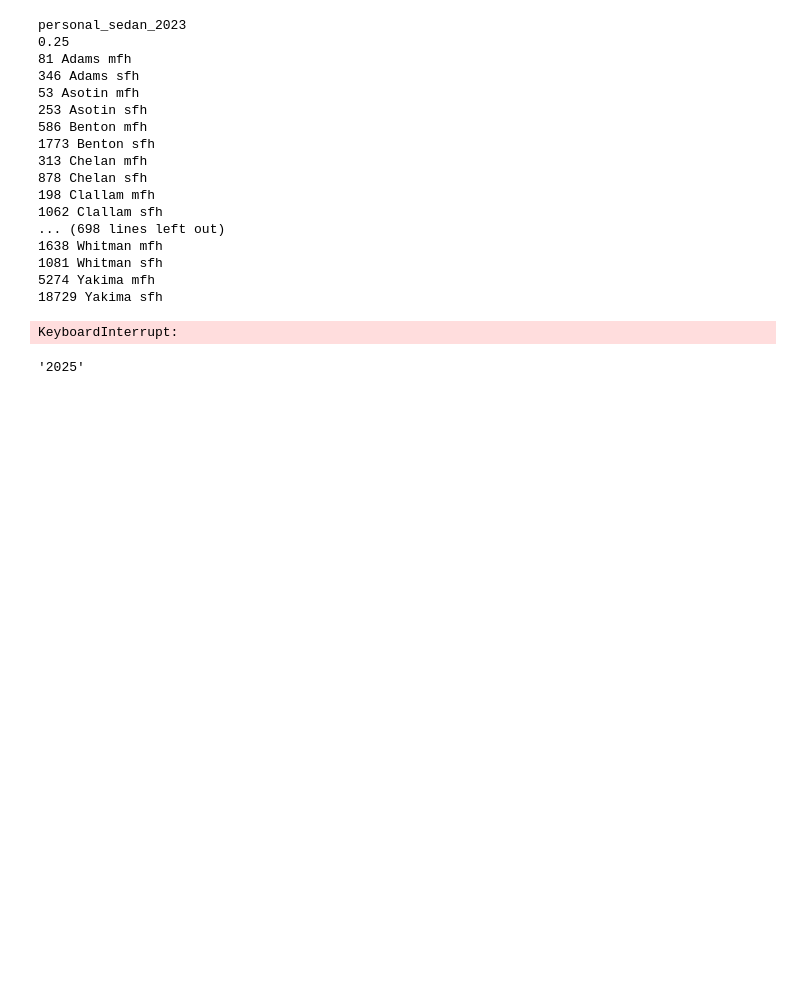
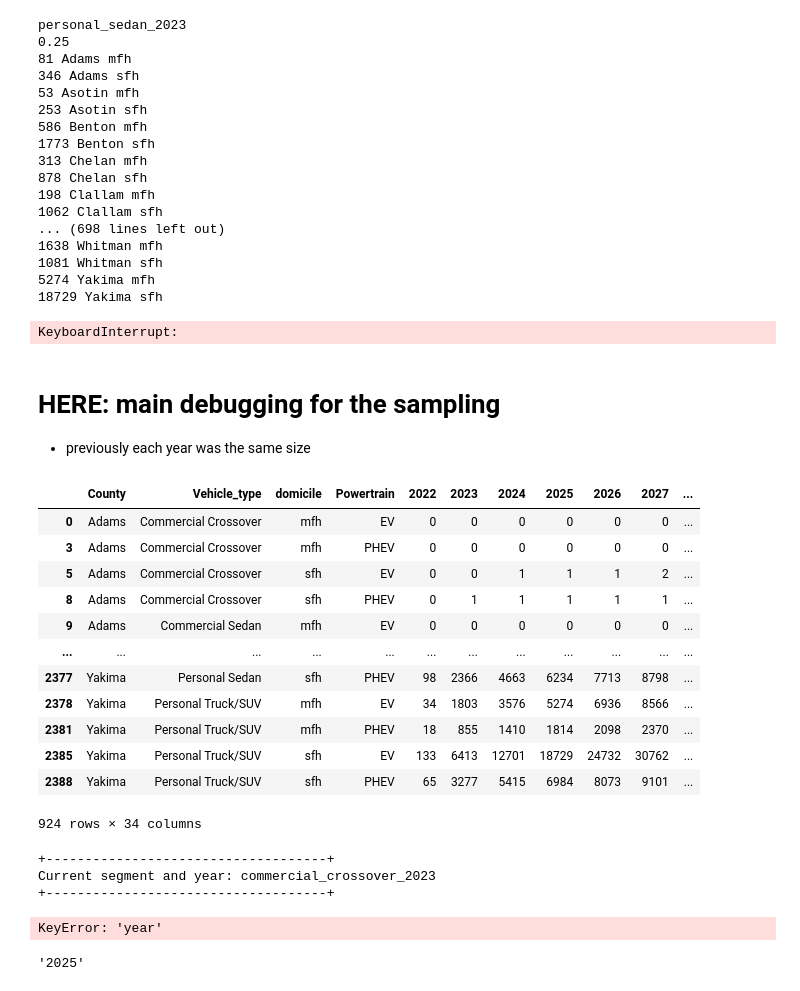
Before and after one commit to rmi-mobility-data-science/replicaEVSE, a Jupyter notebook: notebooks/stock_rollover.ipynb, the cells around one changed output. Saved outputs shown, nothing was run; the diff lists cells and outputs as text; code cells hidden in the pictures; blank space fills up the shorter version.

```diff
--- a/notebooks/stock_rollover.ipynb
+++ b/notebooks/stock_rollover.ipynb
@@ -89,13 +99,0 @@ nev_df[['2022', '2035']]
-# %%
-reduced_df = []
-unique_df = df.drop_duplicates(subset=['person_id'])[['person_id', 'destination_county', 'building_type']]
-for year in [2023, 2025, 2030, 2035]:
-    print(nev_df[str(year)].sum())
-    num_to_select = nev_df[str(year)].sum()
-    selected = unique_df.person_id.sample(n=num_to_select, replace=False, random_state=42)
-    # grab only those selected people from the original dataframe
-    year_df = df[(df['person_id'].isin(selected))].copy()
-    year_df['year'] = year
-    reduced_df.append(year_df)
-
-final_df = pd.concat(reduced_df)
@@ -166,3 +157,23 @@ personal_sedan_2023
 5274 Yakima mfh
 18729 Yakima sfh
 KeyboardInterrupt:
+# %% [markdown]
+# HERE: main debugging for the sampling
+
+- previously each year was the same size
+# %%
+nev_df
+# %% [output]
+|  | County | Vehicle_type | domicile | Powertrain | 2022 | 2023 | 2024 | 2025 | 2026 | 2027 | ... |
+| 0 | Adams | Commercial Crossover | mfh | EV | 0 | 0 | 0 | 0 | 0 | 0 | ... |
+| 3 | Adams | Commercial Crossover | mfh | PHEV | 0 | 0 | 0 | 0 | 0 | 0 | ... |
+| 5 | Adams | Commercial Crossover | sfh | EV | 0 | 0 | 1 | 1 | 1 | 2 | ... |
+| 8 | Adams | Commercial Crossover | sfh | PHEV | 0 | 1 | 1 | 1 | 1 | 1 | ... |
+| 9 | Adams | Commercial Sedan | mfh | EV | 0 | 0 | 0 | 0 | 0 | 0 | ... |
+| ... | ... | ... | ... | ... | ... | ... | ... | ... | ... | ... | ... |
+| 2377 | Yakima | Personal Sedan | sfh | PHEV | 98 | 2366 | 4663 | 6234 | 7713 | 8798 | ... |
+| 2378 | Yakima | Personal Truck/SUV | mfh | EV | 34 | 1803 | 3576 | 5274 | 6936 | 8566 | ... |
+| 2381 | Yakima | Personal Truck/SUV | mfh | PHEV | 18 | 855 | 1410 | 1814 | 2098 | 2370 | ... |
+| 2385 | Yakima | Personal Truck/SUV | sfh | EV | 133 | 6413 | 12701 | 18729 | 24732 | 30762 | ... |
+| 2388 | Yakima | Personal Truck/SUV | sfh | PHEV | 65 | 3277 | 5415 | 6984 | 8073 | 9101 | ... |
+924 rows × 34 columns
@@ -169,3 +203,47 @@ KeyboardInterrupt:
+# %%
+
+for year in [2023]:
+    segment_persons = []
+
+    # we loop over segments in order to assign one car type per person.
+    for segment in ['Commercial Crossover', 'Commercial Truck/SUV']:
+
+        # convert to readable string for simulation id
+        seg_string = segment.replace(" ", "_").lower().replace("/suv", "")
+        simulation_id = f'{seg_string}_{str(year)}'
+        print('+------------------------------------+')
+        print(f"Current segment and year: {simulation_id}")
+        print('+------------------------------------+')
+
+        # get the efficiency for the segment
+        eff = segment_efficiency(segment)
+
+        # this is defined above and is a cut from the stock rollover raw data
+        # it is the number of vehicles of a given seg per year.
+        segment_condition = (nev_df['Vehicle_type']==segment) & (nev_df['year']==str(year))
+        nev_df_sub = nev_df[segment_condition].copy()
+
+        # we dont want to include the same people in multiple segments.
+        # this results in not enough people in some small counties...
+        #if len(segment_persons) == 0:
+        #    df_county_subset = simdu.sample_people_by_county(df, nev_df, year=year)
+        #else:
+        #    df = df[~df['person_id'].isin(segment_persons)]
+        # ~3 mins
+        df_county_subset = simdu.sample_people_by_county(df, nev_df_sub, year=year)
+        df_county_subset['efficiency'] = eff
+        df_county_subset['segment'] = seg_string
+        # segment_persons.extend(df_county_subset['person_id'].tolist())
+        # ddf = dd.from_pandas(df_county_subset, npartitions=500)
+        df_county_subset.to_parquet(os.path.join(datadir, f'county_samples/county_sample_{simulation_id}.parquet'),
+                                    engine='pyarrow',
+                                    compression='snappy')
+        segment_persons.append(df_county_subset['person_id'].tolist())
+# %% [output]
++------------------------------------+
+Current segment and year: commercial_crossover_2023
++------------------------------------+
+KeyError: 'year'
 # %%
 unique_df = df.drop_duplicates(subset=['person_id'])[['person_id', 'destination_county', 'building_type']]
 # %%
```
Also changed, not shown: parts of 14 cells of this notebook.
